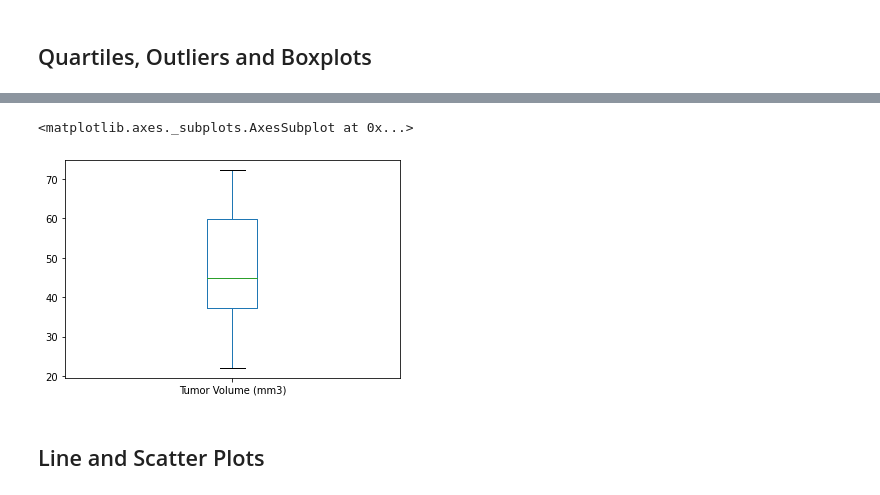
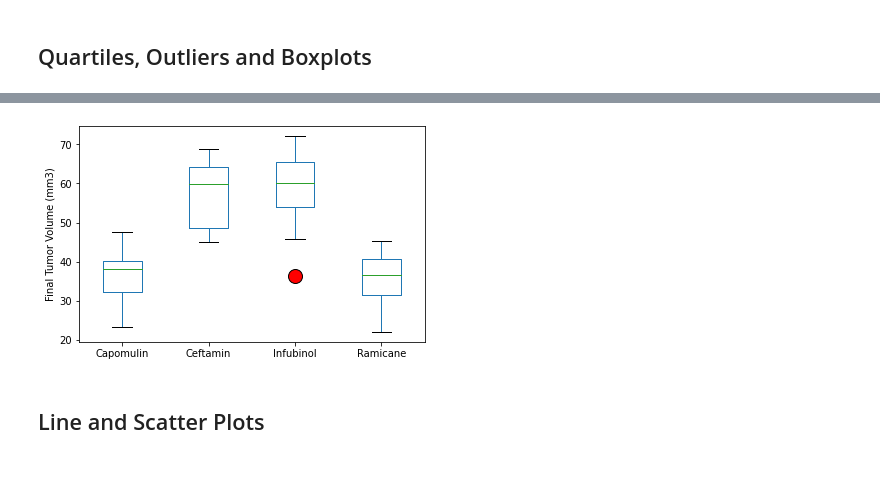
Before and after one commit to luchovzla/matplotlib-challenge, a Jupyter notebook: Pymaceuticals/pymaceuticals_starter.ipynb, the cells around one changed output, grey strips where cells are left out. Saved outputs shown, nothing was run; the diff lists cells and outputs as text; code cells hidden in the pictures.

```diff
--- a/Pymaceuticals/pymaceuticals_starter.ipynb
+++ b/Pymaceuticals/pymaceuticals_starter.ipynb
@@ -328,9 +358,20 @@ Series([], Name: Tumor Volume (mm3), dtype: float64)
 # %%
 # Generate a box plot of the final tumor volume of each mouse across four regimens of interest
 
-max_timepoint_df.plot(kind = "box")
+max_timepoint_df.boxplot(by = "Drug Regimen",
+                         column = "Tumor Volume (mm3)",
+                         flierprops = {"markerfacecolor": "red", "markersize": 14})
+
+# Properties
+plt.grid(False)
+plt.title("")
+plt.suptitle("")
+plt.xlabel("")
+plt.ylabel("Final Tumor Volume (mm3)")
+
+# Show plot
+plt.show()
 # %% [output]
-<matplotlib.axes._subplots.AxesSubplot at 0x...>
-[figure, old version]
+[figure, new version]
 # %% [markdown]
 ## Line and Scatter Plots
```
Also changed, not shown: parts of 10 cells of this notebook.
